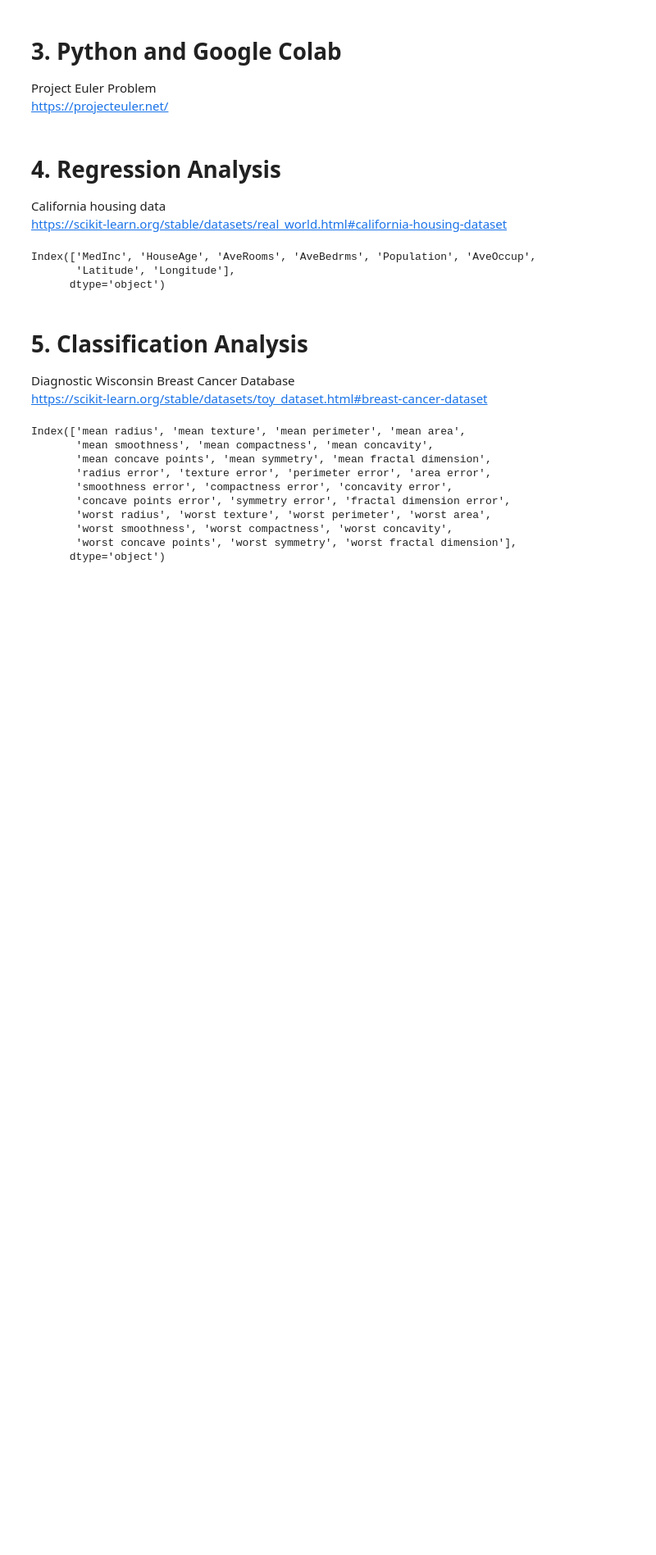
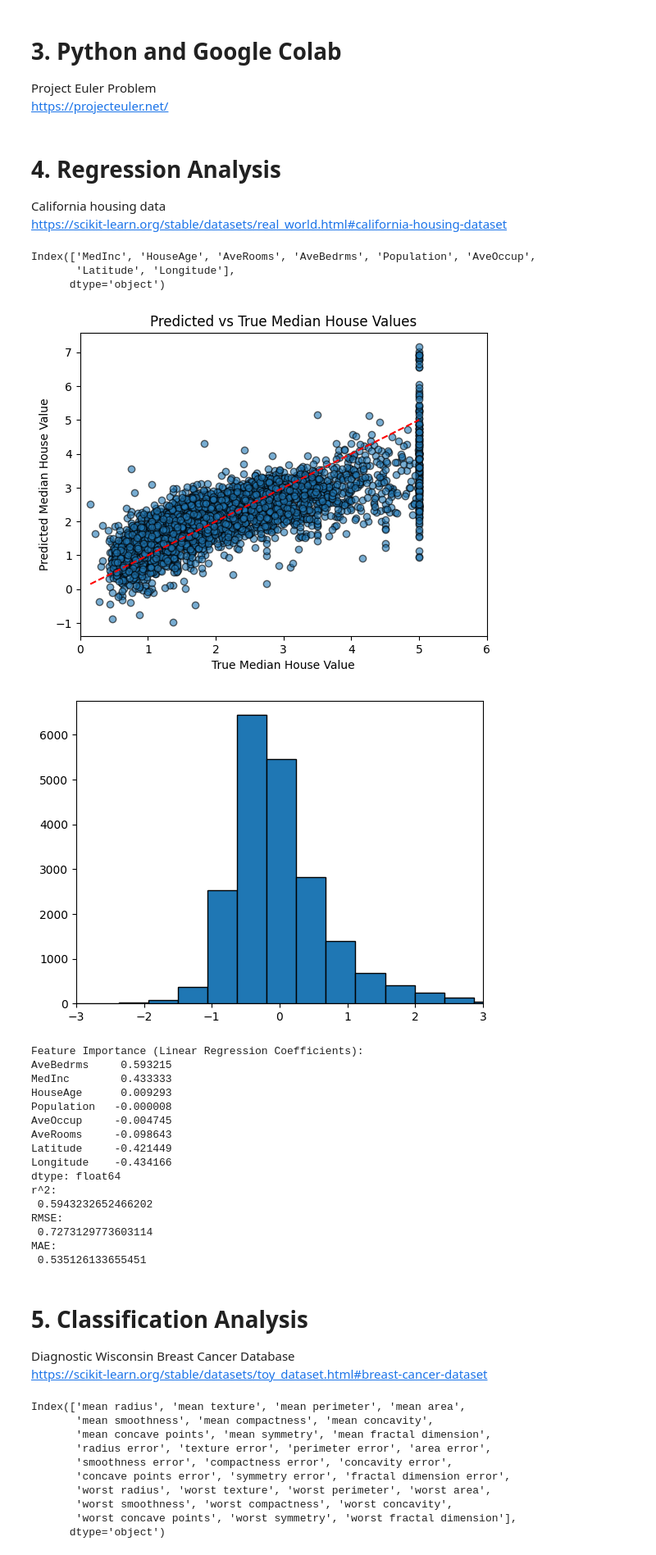
Before and after one commit to chanc3-m/project-1, a Jupyter notebook: project1.ipynb, the cells around one changed output. Shown at 82% size. Saved outputs shown, nothing was run; the diff lists cells and outputs as text; code cells hidden in the pictures; blank space fills up the shorter version.

```diff
--- a/project1.ipynb
+++ b/project1.ipynb
@@ -44,3 +44,50 @@ Index(['MedInc', 'HouseAge', 'AveRooms', 'AveBedrms', 'Population', 'AveOccup',
+# %%
+model = LinearRegression()
+model.fit(X_train, y_train)
+y_pred = model.predict(X_test)
+mse = mean_squared_error(y_test, y_pred)
+rmse = np.sqrt(mse)
+
+plt.scatter(y_test, y_pred, alpha = 0.6, edgecolors = "k")
+plt.plot([y_test.min(), y_test.max()], [y_test.min(), y_test.max()],
+         "r--")
+plt.xlabel("True Median House Value")
+plt.ylabel("Predicted Median House Value")
+plt.title("Predicted vs True Median House Values")
+plt.xlim(0, 6)
+plt.show()
+
+y_pred_all = model.predict(X)
+residuals = y - y_pred_all
+plt.hist(residuals, bins = 25, edgecolor = "k")
+plt.xlim(-3, 3)
+plt.show()
+
+importance = pd.Series(model.coef_, index=feature_names)
+print("\nFeature Importance (Linear Regression Coefficients):")
+print(importance.sort_values(ascending=False))
+print("r^2: \n", r2_score(y_test, y_pred))
+print("RMSE: \n", rmse)
+print("MAE: \n", mean_absolute_error(y_test, y_pred))
+# %% [output]
+[figure, added]
+[figure, added]
+Feature Importance (Linear Regression Coefficients):
+AveBedrms     0.593215
+MedInc        0.433333
+HouseAge      0.009293
+Population   -0.000008
+AveOccup     -0.004745
+AveRooms     -0.098643
+Latitude     -0.421449
+Longitude    -0.434166
+dtype: float64
+r^2:
+ 0.5943232652466202
+RMSE:
+ 0.7273129773603114
+MAE:
+ 0.535126133655451
 # %% [markdown]
 # 5. Classification Analysis
 Diagnostic Wisconsin Breast Cancer Database
```
Also changed, not shown: parts of 2 cells of this notebook.
